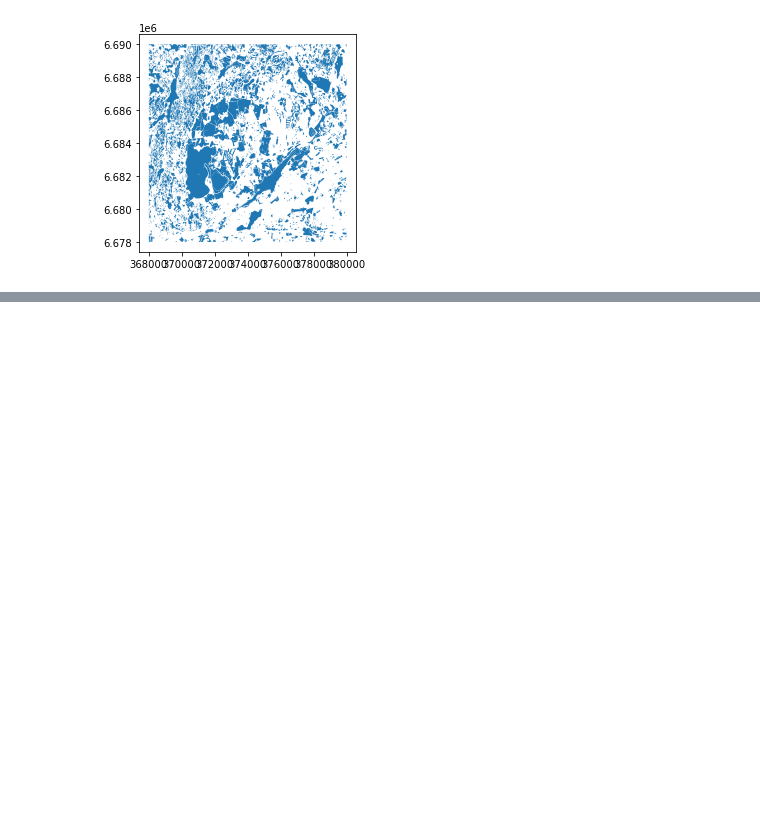
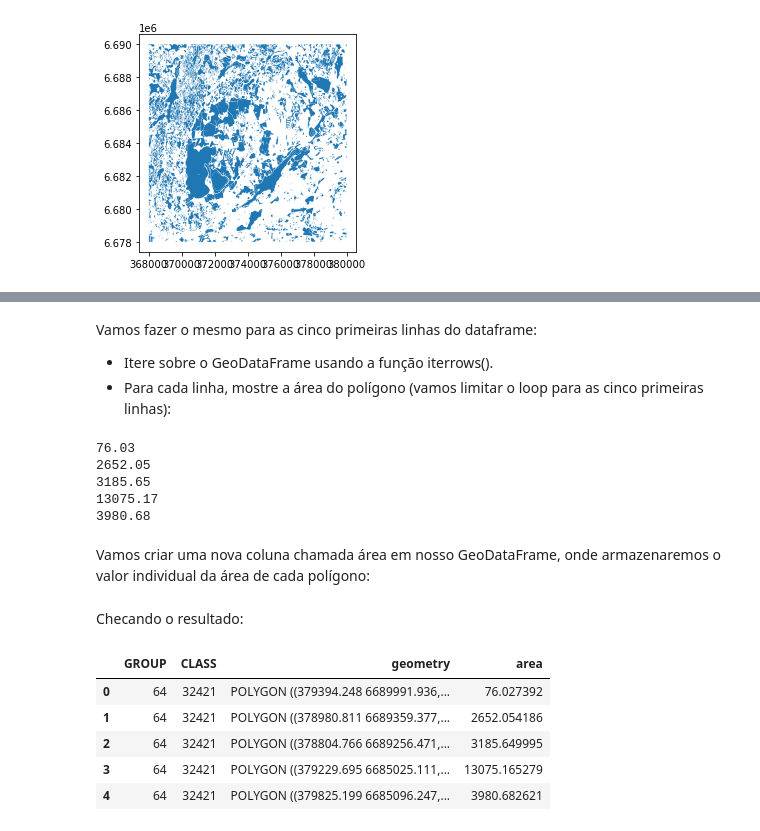
Before and after one commit to ton-santana/Curso_automating_gis_process, a Jupyter notebook: aula02/Curso_autogis_aula02.ipynb, the cells around one changed output, grey strips where cells are left out. Cells and saved outputs as stored; diff of their text form; code cells hidden in the pictures; blank space fills up the shorter version.

Commit message:
Calculando área
Efetuando operações de cálculo de área com geopandas.

```diff
--- a/aula02/Curso_autogis_aula02.ipynb
+++ b/aula02/Curso_autogis_aula02.ipynb
@@ -97,0 +126,34 @@ dados.plot()
+# %% [markdown]
+Vamos fazer o mesmo para as cinco primeiras linhas do dataframe:
+* Itere sobre o GeoDataFrame usando a função iterrows().
+* Para cada linha, mostre a área do polígono (vamos limitar o loop para as cinco primeiras linhas):
+# %%
+# Iterando sobre as linhas e mostrando a área dos polígonos
+for index, row in dados[0:5].iterrows():
+    # Obtendo a área do polígono
+    area_poly = row["geometry"].area
+
+    # Mostrando a área
+    print(round(area_poly,2))
+# %% [output]
+76.03
+2652.05
+3185.65
+13075.17
+3980.68
+# %% [markdown]
+Vamos criar uma nova coluna chamada área em nosso GeoDataFrame, onde armazenaremos o valor individual da área de cada polígono:
+# %%
+# Criando a nova coluna, calculando a sua área e armazenando.
+dados["area"] = dados.area
+# %% [markdown]
+Checando o resultado:
+# %%
+dados.head()
+# %% [output]
+|  | GROUP | CLASS | geometry | area |
+| 0 | 64 | 32421 | POLYGON ((379394.248 6689991.936,... | 76.027392 |
+| 1 | 64 | 32421 | POLYGON ((378980.811 6689359.377,... | 2652.054186 |
+| 2 | 64 | 32421 | POLYGON ((378804.766 6689256.471,... | 3185.649995 |
+| 3 | 64 | 32421 | POLYGON ((379229.695 6685025.111,... | 13075.165279 |
+| 4 | 64 | 32421 | POLYGON ((379825.199 6685096.247,... | 3980.682621 |
```
Also changed, not shown: parts of 5 cells of this notebook.
